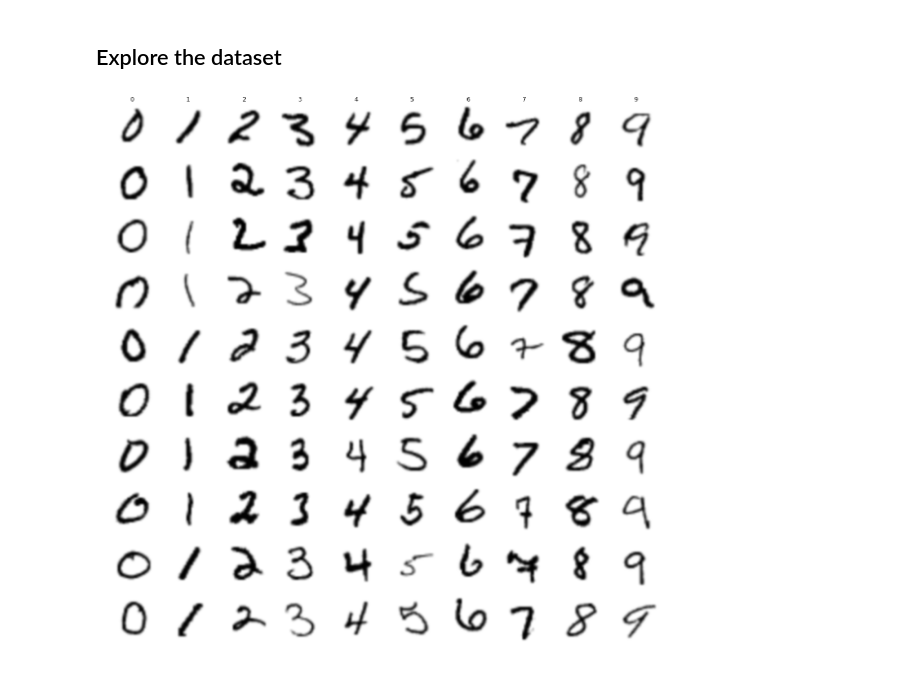
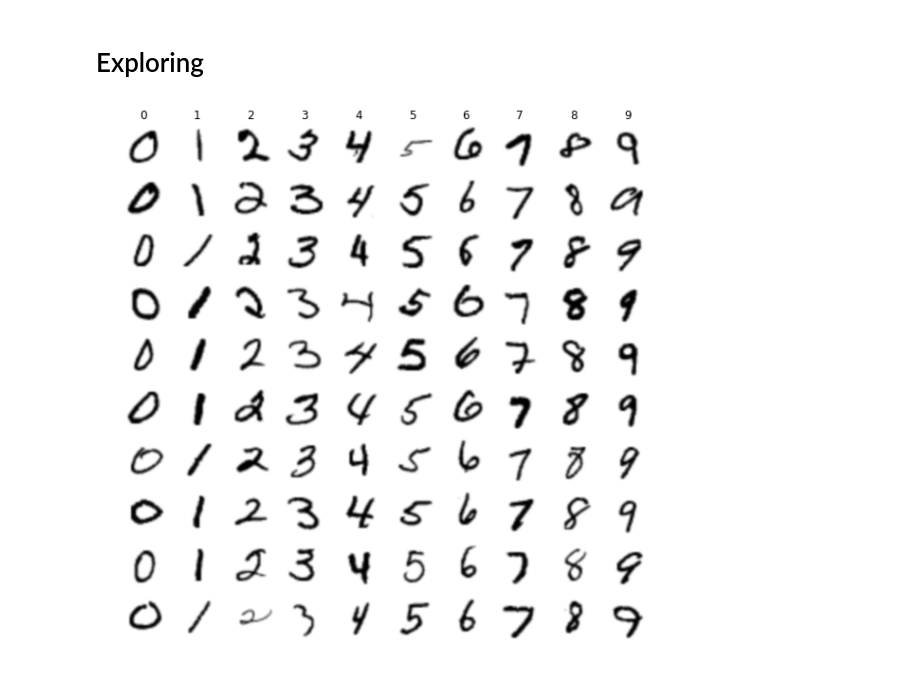
Before and after one commit to christophstach/pytorch-fictional-fiesta, a Jupyter notebook: mnist_convolutional_network.ipynb, the cells around one changed output. Saved outputs shown, nothing was run; the diff lists cells and outputs as text; code cells hidden in the pictures.

```diff
--- a/mnist_convolutional_network.ipynb
+++ b/mnist_convolutional_network.ipynb
@@ -14,2 +0,0 @@ Test Y:  torch.Size([10000])
-# %% [markdown]
-## Explore the dataset
@@ -16,3 +21,13 @@ Test Y:  torch.Size([10000])
+# %%
+train_dataset = MnistDataset(train=True)
+test_dataset = MnistDataset(train=False)
+
+train_loader = DataLoader(train_dataset, batch_size=160, shuffle=True)
+test_loader = DataLoader(test_dataset, batch_size=10000, shuffle=True)
+
+classes = ('0', '1', '2', '3', '4', '5', '6', '7', '8', '9')
+# %% [markdown]
+# Exploring
 # %%
 # Get a random image of a the desired class
 def get_random_image_of_class(x, y, desired_class):
@@ -20,16 +35,16 @@ def get_random_image_of_class(x, y, desired_class):
     while y[random] != desired_class:
         random = torch.randint(0, len(y) - 1, (1, 0), dtype=torch.long).item()
 
-    return x[random]
+    return x[random].squeeze(0)
 # %%
-fig, axes = plt.subplots(10, 10, figsize=(20, 20))
+fig, axes = plt.subplots(10, 10, figsize=(10, 10))
 
 for row in range(10):
     for column in range(10):
-        axes[0, column].set_title(column)
-        axes[row, column].imshow(get_random_image_of_class(train_x, train_y, column), cmap='binary', interpolation='bicubic')
+        axes[0, column].set_title(classes[column])
+        axes[row, column].imshow(get_random_image_of_class(train_dataset.data, train_dataset.labels, column), cmap='binary', interpolation='bicubic')
         axes[row, column].axis('off')
 
 plt.show()
 # %% [output]
-[figure, old version]
+[figure, new version]
```
Also changed, not shown: parts of 13 cells of this notebook, 19 other files.
